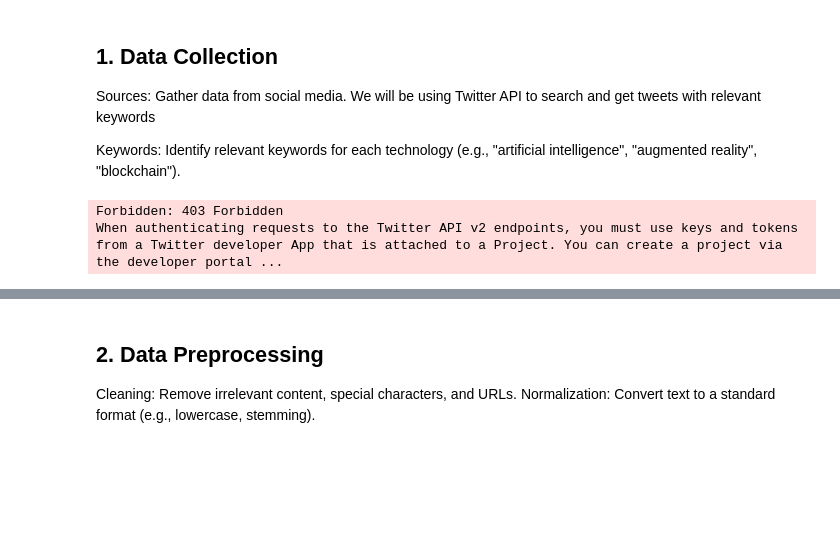
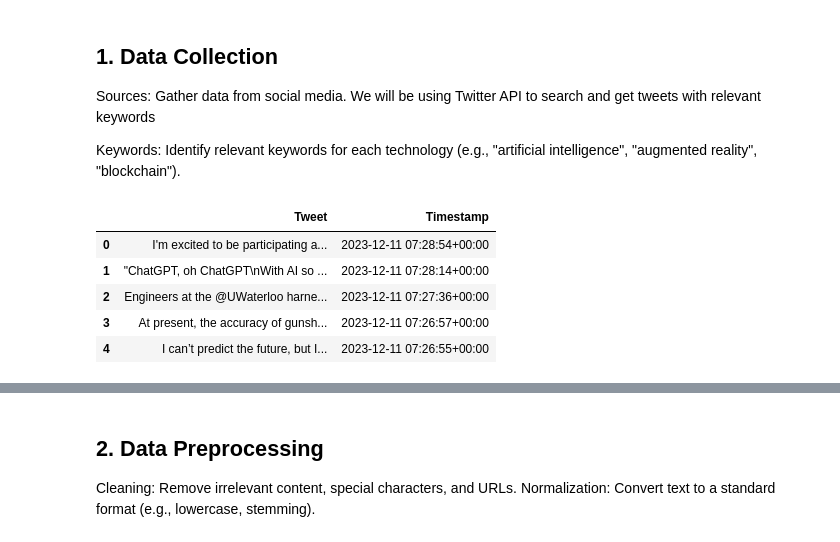
Before and after one commit to mndiongUMD/MSML602, a Jupyter notebook: Project.ipynb, the cells around one changed output, grey strips where cells are left out. Drawn from its saved outputs; the diff is of its cells as text; code cells hidden in the pictures; blank space fills up the shorter version.

```diff
--- a/Project.ipynb
+++ b/Project.ipynb
@@ -49,8 +49,7 @@ api_key = 'fQyQfxNjgLk8NDoVt339h8K0g'
 api_secret_key = '5wHUc4mrkVn1R9pR7tVaNXkKuB6Le1qIpSqKA3nb9H70rEVqiz'
 
 # Authentication Tokens
-bearer_token = 'AAAAAAAAAAAAAAAAAAAAAJu0rQEAAAAAisjoiU156fEdDphPqie4eiNi0L0%3DByO7mVMXobvQB1IA1XCLUWWTLbFtjSu9TcBh06OpFJSRldwkHa'
-
+bearer_token = 'AAAAAAAAAAAAAAAAAAAAAJu0rQEAAAAAgyq9jSqX7eeOOvgs2RmwfRHVzgE%3Djo5sGF0vv7XmtfYAgK71rOh70224Z0dmPXFvOrXjekfqJ8XnY3'
 access_token = '2931998159-ngeYrsqwmVvs1jYjpZcCFBzO2xm0j2wsqokBLK6'
 access_token_secret = 'CGo43zg5cX2KDdyACKDVIUtrULMV1SCBjPVNogCW1UKKs'
 
@@ -59,32 +58,33 @@ auth = tweepy.OAuthHandler(api_key, api_secret_key)
 auth.set_access_token(access_token, access_token_secret)
 api = tweepy.API(auth, wait_on_rate_limit=True)
 
-client = tweepy.Client(bearer_token=bearer_token)
-
-# Define the start and end time for the query (5 months ago to now)
-start_time = datetime.utcnow() - timedelta(days=150)  # Approximately 5 months
-start_time = start_time.strftime('%Y-%m-%dT%H:%M:%SZ')  # Format as required
-end_time = datetime.utcnow().strftime('%Y-%m-%dT%H:%M:%SZ')
+client = tweepy.Client(bearer_token=bearer_token,
+              consumer_key=api_key,
+              consumer_secret=api_secret_key,
+              access_token=access_token,
+              access_token_secret=access_token_secret)
 # %%
 # Getting the tweets from twitter
 query = 'artificial intelligence -is:retweet'
-tweets = client.search_all_tweets(query=query,
-                                  start_time=start_time,
-                                  end_time=end_time,
+tweets = client.search_recent_tweets(query=query,
                                   tweet_fields=['context_annotations', 'created_at'],
                                   max_results=100)
 
 # Extract data from the response
 data = [{'Tweet': tweet.text, 'Timestamp': tweet.created_at} for tweet in tweets.data]
 
 # Create a DataFrame
 tweets_df = pd.DataFrame(data)
 
 # Display the DataFrame
 tweets_df.head()
 # %% [output]
-Forbidden: 403 Forbidden
-When authenticating requests to the Twitter API v2 endpoints, you must use keys and tokens from a Twitter developer App that is attached to a Project. You can create a project via the developer portal ...
+|  | Tweet | Timestamp |
+| 0 | I'm excited to be participating a... | 2023-12-11 07:28:54+00:00 |
+| 1 | "ChatGPT, oh ChatGPT\nWith AI so ... | 2023-12-11 07:28:14+00:00 |
+| 2 | Engineers at the @UWaterloo harne... | 2023-12-11 07:27:36+00:00 |
+| 3 | At present, the accuracy of gunsh... | 2023-12-11 07:26:57+00:00 |
+| 4 | I can’t predict the future, but I... | 2023-12-11 07:26:55+00:00 |
 # %%
 def add_tweets_to_database(tweets_df):
     # Create a SQLite database connection
```
Also changed, not shown: parts of 16 cells of this notebook, 1 other file.
